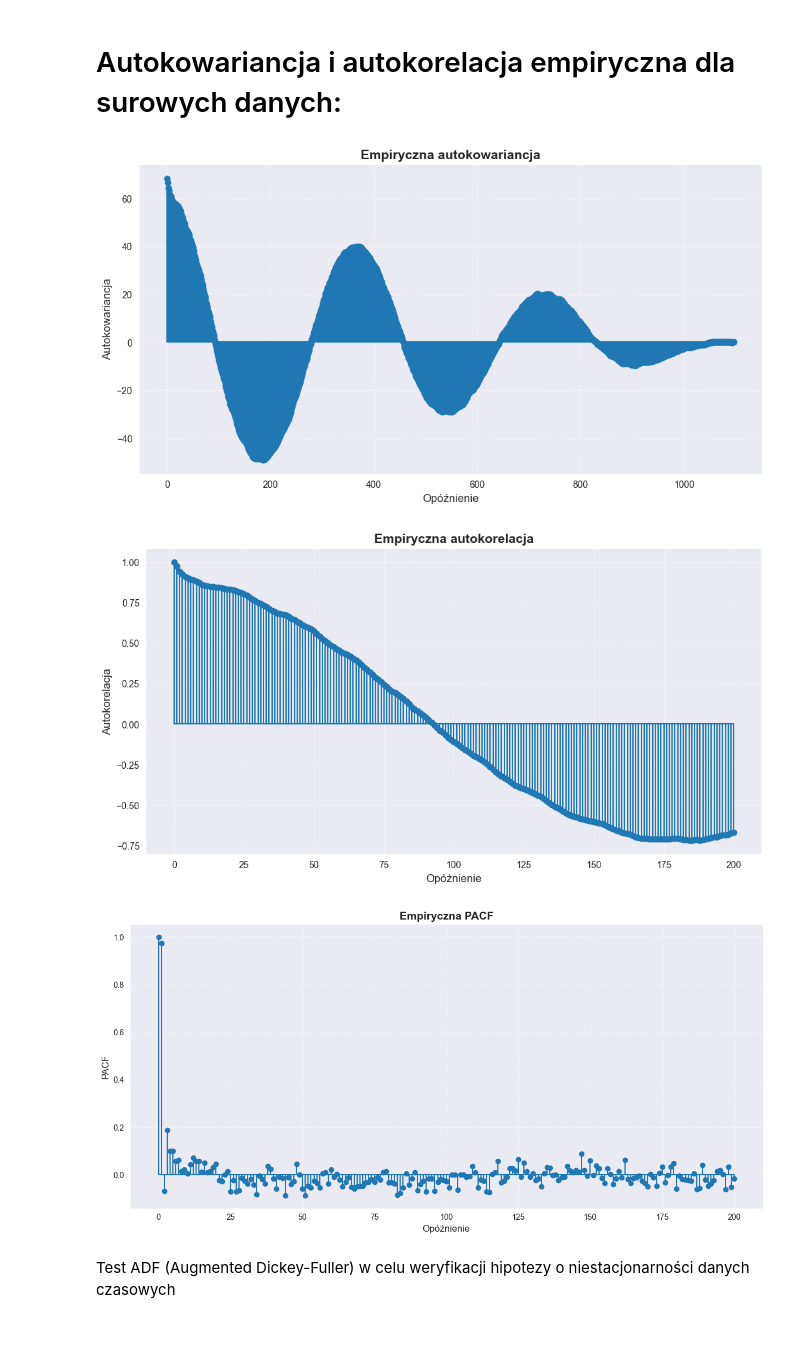
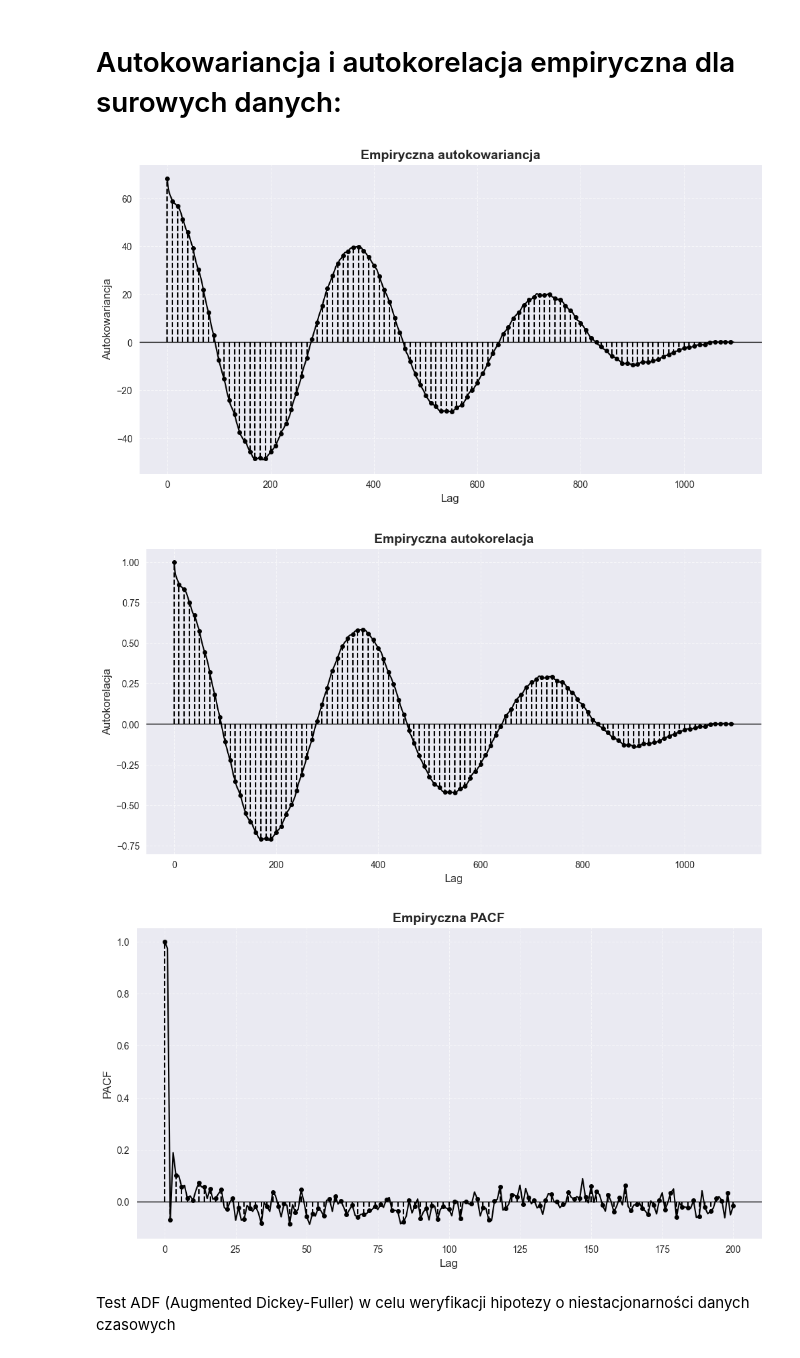
Before and after one commit to mathieuboro/Raport_ARMA_Computer_Analysis_of_Time_Series, a Jupyter notebook: raport.ipynb, the cells around one changed output. Cells and saved outputs as stored; diff of their text form; code cells hidden in the pictures.

```diff
--- a/raport.ipynb
+++ b/raport.ipynb
@@ -222,38 +235,73 @@ Maksimum: 32.77777777777778
 # Autokowariancja i autokorelacja empiryczna dla surowych danych:
 # %%
 dane_surowe = madrid_data['AvgTemperature']
+n = len(dane_surowe)
 h_max = 200
 acovf_surowe = acovf(dane_surowe, fft=True)
-acf_emp_surowe = acf(dane_surowe, fft=True, nlags=h_max)
+acf_emp_surowe = acf(dane_surowe, fft=True, nlags=n)
 pacf_emp_surowe = pacf(dane_surowe, nlags = h_max, method='yw')
+
+
+lags = np.arange(0,n)
+lags_pacf = np.arange(0,h_max+1)
+step = 10
+
+lags_sub = lags[::step]
+acf_sub  = acf_emp_surowe[::step]
+acvf_sub = acovf_surowe[::step]
+
+
 plt.figure(figsize=(12, 6))
-plt.stem(acovf_surowe, basefmt='')
-plt.xlabel('Opóźnienie',fontsize=12)
+plt.plot(lags,acovf_surowe, 'k-')
+
+markers_acvf = plt.stem(lags_sub, acvf_sub, basefmt=' ')
+plt.setp(markers_acvf[0], marker='o', markersize=4, color='black')
+plt.setp(markers_acvf[1], linestyle='--', color='black')
+
+plt.xlabel('Lag',fontsize=12)
 plt.ylabel('Autokowariancja',fontsize=12)
 plt.title('Empiryczna autokowariancja', fontsize=14, fontweight='bold')
 plt.grid(alpha=0.6, linestyle='--')
+plt.axhline(y=0, color='black', linewidth=1)
 plt.show()
 
 plt.figure(figsize=(12, 6))
-plt.stem(acf_emp_surowe, basefmt='')
-plt.xlabel('Opóźnienie',fontsize=12)
+plt.plot(lags, acf_emp_surowe,'k-')
+markers_acf = plt.stem(lags_sub, acf_sub, basefmt=' ')
+plt.setp(markers_acf[0], marker='o', markersize=4, color='black')
+plt.setp(markers_acf[1], linestyle='--', color='black')
+plt.xlabel('Lag',fontsize=12)
 plt.ylabel('Autokorelacja',fontsize=12)
 plt.title('Empiryczna autokorelacja', fontsize=14, fontweight='bold')
 plt.grid(alpha=0.6, linestyle='--')
+plt.axhline(y=0, color='black', linewidth=1)
 plt.show()
 
+step = 2
+
+
+lags_sub2 = lags_pacf[::step]
+pacf_sub  = pacf_emp_surowe[::step]
+
 plt.figure(figsize=(12, 6))
-plt.stem(pacf_emp_surowe, basefmt='')
-plt.xlabel('Opóźnienie',fontsize=12)
-plt.ylabel('PACF',fontsize=12)
-plt.title('Empiryczna PACF', fontsize=14, fontweight='bold')
+
+plt.plot(lags_pacf, pacf_emp_surowe, 'k-')
+
+markers_pacf = plt.stem(lags_sub2, pacf_sub, basefmt=' ')
+plt.setp(markers_pacf[0], marker='o', markersize=4, color='black')
+plt.setp(markers_pacf[1], linestyle='--', color='black')
+
+
+plt.axhline(y=0, color='black', linewidth=1)
+plt.title("Empiryczna PACF",fontsize=14, fontweight='bold')
+plt.xlabel("Lag",fontsize=12)
+plt.ylabel("PACF",fontsize=12)
 plt.grid(alpha=0.6, linestyle='--')
-plt.tight_layout()
 plt.show()
 # %% [output]
-[figure, old version]
+[figure, new version]
-[figure, old version]
+[figure, new version]
-[figure, old version]
+[figure, new version]
 # %% [markdown]
 Test ADF (Augmented Dickey-Fuller) w celu weryfikacji hipotezy o niestacjonarności danych czasowych
 # %%
```
Also changed, not shown: parts of 41 cells of this notebook.
